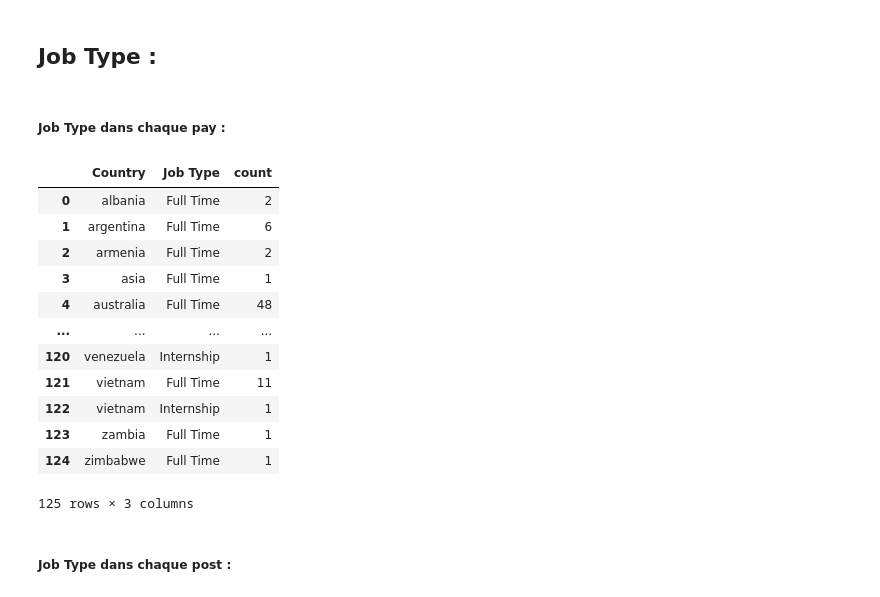
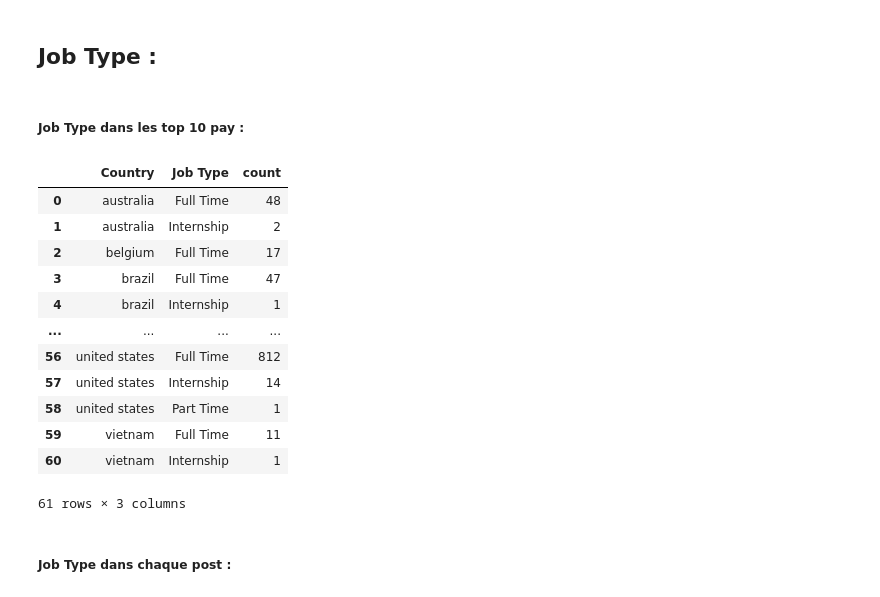
Before and after one commit to aminelfaquiri/Analyse_des_opportunites_demploi_Project, a Jupyter notebook: Analyse_des_opportunites_demploi.ipynb, the cells around one changed output. Saved outputs shown, nothing was run; the diff lists cells and outputs as text; code cells hidden in the pictures.

```diff
--- a/Analyse_des_opportunites_demploi.ipynb
+++ b/Analyse_des_opportunites_demploi.ipynb
@@ -887,24 +887,24 @@ get_top_requirment(job_requirment_data_scientist)]
 # %% [markdown]
 ## Job Type :
 # %% [markdown]
-##### Job Type dans chaque pay  :
+##### Job Type dans les top 10  pay  :
 # %%
-df['Job Type']
+Filtered_df['Job Type']
 
-job_type_by_country = Analyse_df.groupby(['Country','Job Type']).size().reset_index(name='count')
+job_type_by_country = Filtered_df.groupby(['Country','Job Type']).size().reset_index(name='count')
 
 job_type_by_country
 # %% [output]
 |  | Country | Job Type | count |
-| 0 | albania | Full Time | 2 |
-| 1 | argentina | Full Time | 6 |
-| 2 | armenia | Full Time | 2 |
-| 3 | asia | Full Time | 1 |
-| 4 | australia | Full Time | 48 |
+| 0 | australia | Full Time | 48 |
+| 1 | australia | Internship | 2 |
+| 2 | belgium | Full Time | 17 |
+| 3 | brazil | Full Time | 47 |
+| 4 | brazil | Internship | 1 |
 | ... | ... | ... | ... |
-| 120 | venezuela | Internship | 1 |
-| 121 | vietnam | Full Time | 11 |
-| 122 | vietnam | Internship | 1 |
-| 123 | zambia | Full Time | 1 |
-| 124 | zimbabwe | Full Time | 1 |
+| 56 | united states | Full Time | 812 |
+| 57 | united states | Internship | 14 |
+| 58 | united states | Part Time | 1 |
+| 59 | vietnam | Full Time | 11 |
+| 60 | vietnam | Internship | 1 |
-125 rows × 3 columns
+61 rows × 3 columns
```
Also changed, not shown: parts of 4 cells of this notebook.
